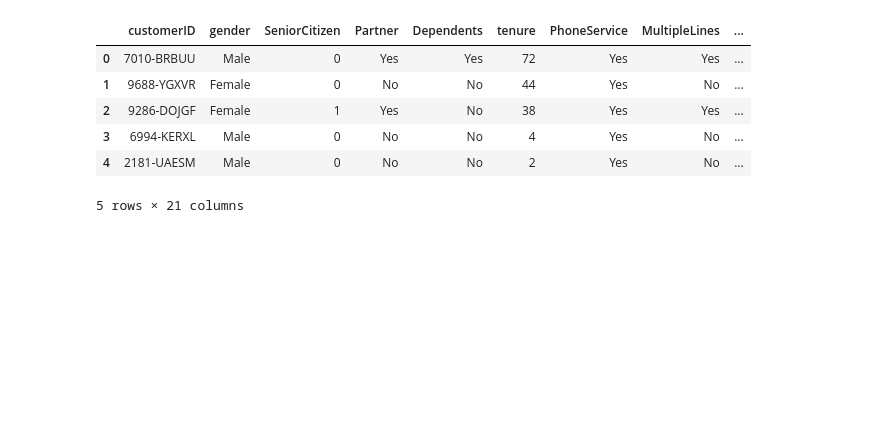
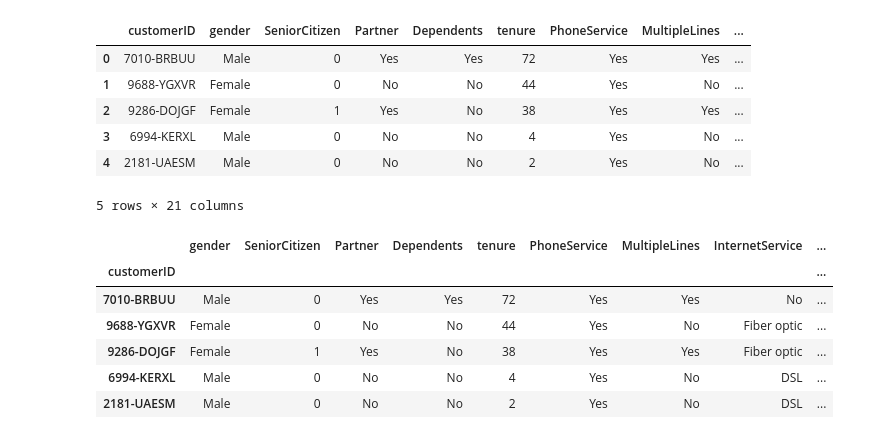
Before and after one commit to Arimoro2020/Predicting_Churn_telecomUsers, a Jupyter notebook: Model_Building.ipynb, the cells around one changed output. Cells and saved outputs as stored; diff of their text form; code cells hidden in the pictures; blank space fills up the shorter version.

```diff
--- a/Model_Building.ipynb
+++ b/Model_Building.ipynb
@@ -21,3 +21,15 @@ telecom_df_new.head()
 | 3 | 6994-KERXL | Male | 0 | No | No | 4 | Yes | No | ... |
 | 4 | 2181-UAESM | Male | 0 | No | No | 2 | Yes | No | ... |
 5 rows × 21 columns
+# %%
+#set customerid as index
+telecom_df_new.set_index('customerID', inplace=True)
+telecom_df_new.head()
+# %% [output]
+|  | gender | SeniorCitizen | Partner | Dependents | tenure | PhoneService | MultipleLines | InternetService | ... |
+| customerID |  |  |  |  |  |  |  |  | ... |
+| 7010-BRBUU | Male | 0 | Yes | Yes | 72 | Yes | Yes | No | ... |
+| 9688-YGXVR | Female | 0 | No | No | 44 | Yes | No | Fiber optic | ... |
+| 9286-DOJGF | Female | 1 | Yes | No | 38 | Yes | Yes | Fiber optic | ... |
+| 6994-KERXL | Male | 0 | No | No | 4 | Yes | No | DSL | ... |
+| 2181-UAESM | Male | 0 | No | No | 2 | Yes | No | DSL | ... |
```
Also changed, not shown: parts of 4 cells of this notebook.
